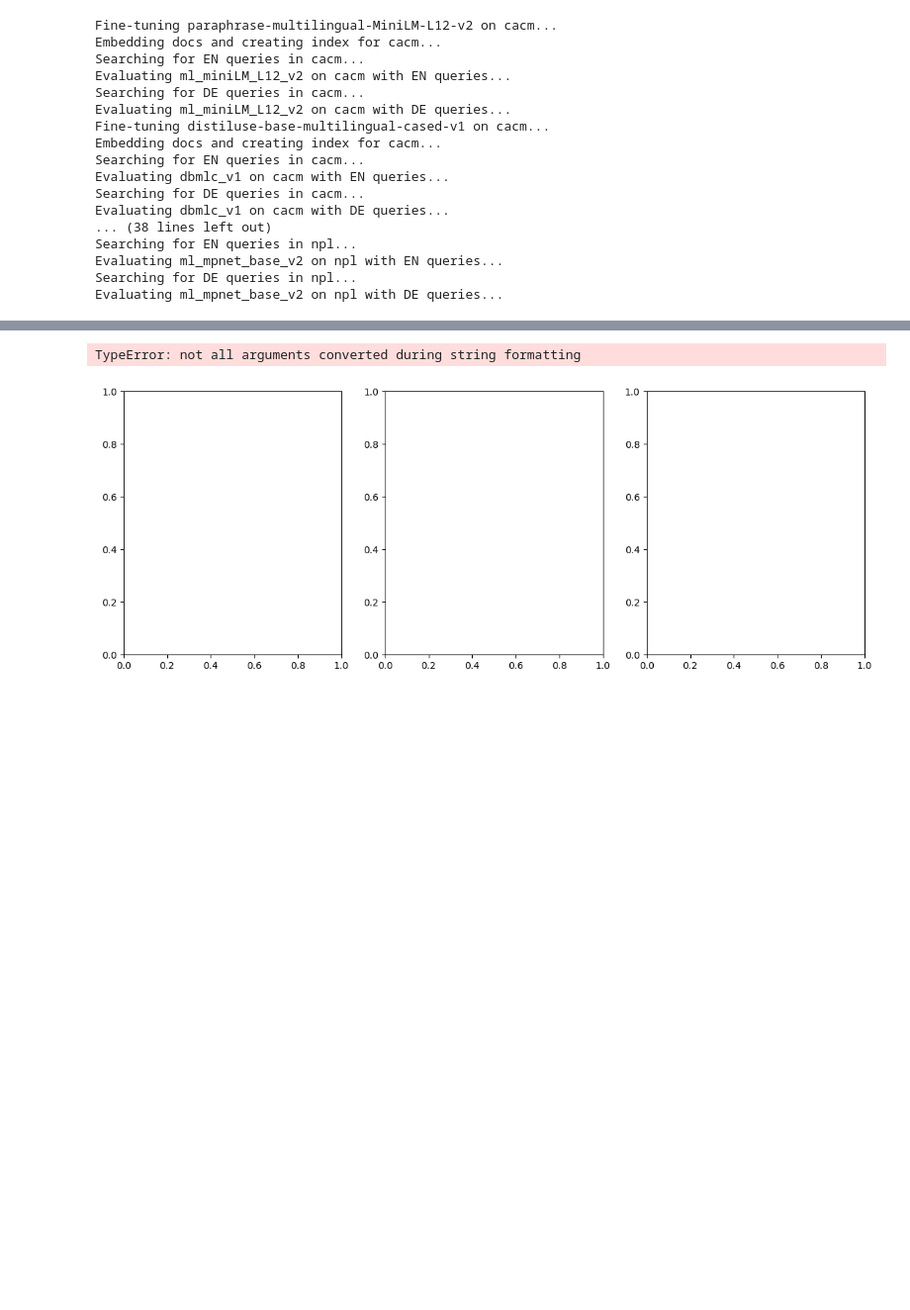
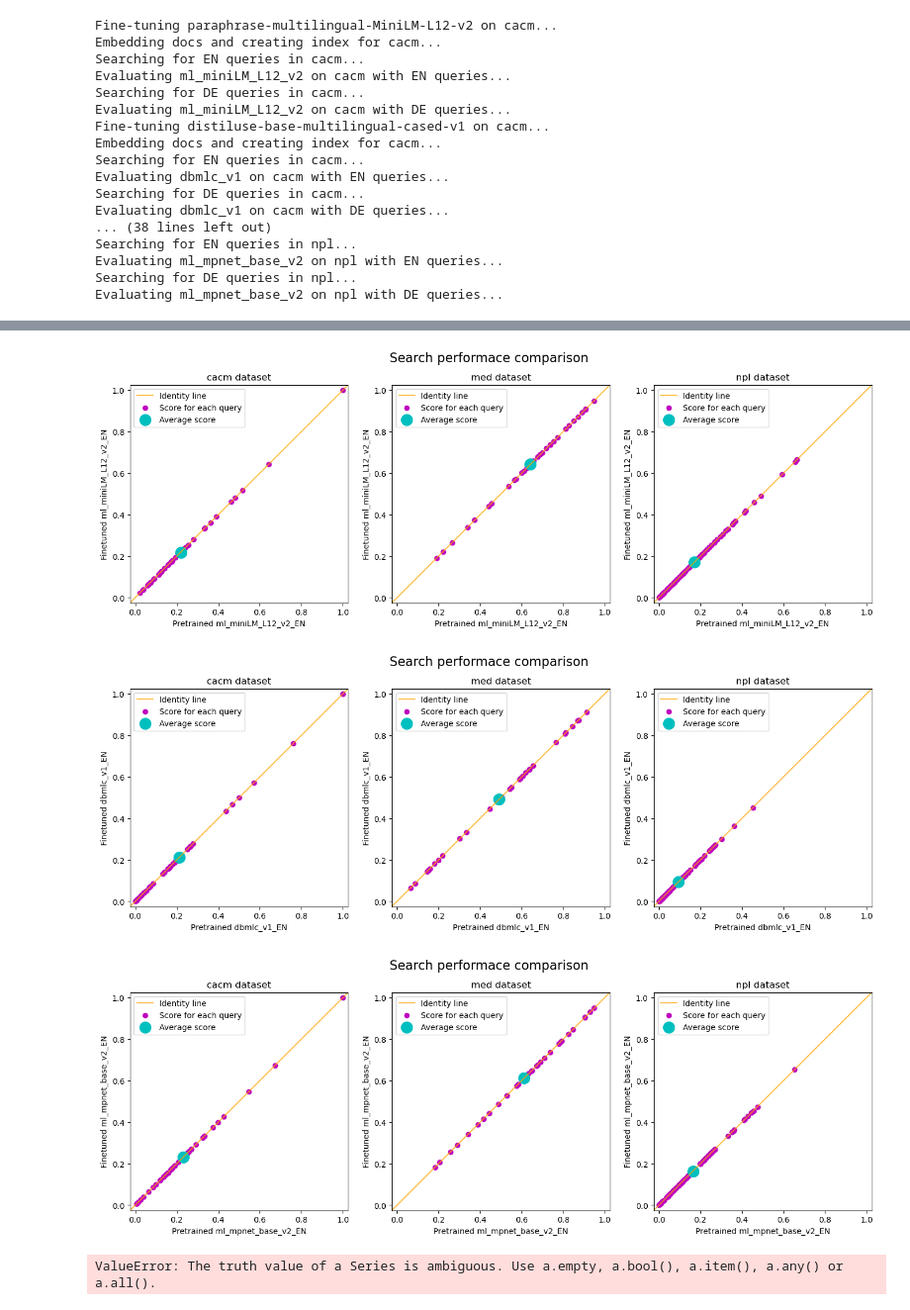
Before and after one commit to massimilianoviola/advanced-information-retrieval, a Jupyter notebook: tasks_presentation.ipynb, the cells around one changed output, grey strips where cells are left out. Shown at 99% size. Drawn from its saved outputs; the diff is of its cells as text; code cells hidden in the pictures; blank space fills up the shorter version.

```diff
--- a/tasks_presentation.ipynb
+++ b/tasks_presentation.ipynb
@@ -267,21 +267,22 @@ TypeError: not all arguments converted during string formatting
 # %%
 # compare performance of pre-trained models vs fine-tuned models
-for dataset in DATASETS:
-    for model_shortcut in MODEL_SHORTCUTS:
-        compare_results_scatter_plot([f"./task_04/results/finetuned/map_{model_shortcut}_{dataset}_DE.txt", f"./task_04/results/finetuned/map_{model_shortcut}_{dataset}_EN.txt"],
-                                            [f"{model_shortcut}_{dataset}_DE", f"{model_shortcut}_{dataset}_EN"])
+for model_shortcut in MODEL_SHORTCUTS:
+    compare_results_scatter_plot([f"./task_04/results/pretrained/map_{model_shortcut}_%s_EN.txt", f"./task_04/results/pretrained/map_{model_shortcut}_%s_EN.txt"],
+                                [f"Pretrained {model_shortcut}_EN", f"Finetuned {model_shortcut}_EN"], "presentation/figures/PRE_vs_FIN")
 
 for model_shortcut in MODEL_SHORTCUTS:
     plot_bar_chart([
         f"./task_04/results/pretrained/map_{model_shortcut}_cacm_EN.txt",
         f"./task_04/results/pretrained/map_{model_shortcut}_med_EN.txt",
         f"./task_04/results/pretrained/map_{model_shortcut}_npl_EN.txt"
     ], [
         f"./task_04/results/finetuned/map_{model_shortcut}_cacm_EN.txt",
         f"./task_04/results/finetuned/map_{model_shortcut}_med_EN.txt",
         f"./task_04/results/finetuned/map_{model_shortcut}_npl_EN.txt"
     ], ["cacm", "med", "npl"], "Pre-trained vs fine-tuned models", "trained vs fine-tuned models",
                    "Mean Average Precision")
 # %% [output]
+[figure, new version]
+[figure, added]
+[figure, added]
-TypeError: not all arguments converted during string formatting
+ValueError: The truth value of a Series is ambiguous. Use a.empty, a.bool(), a.item(), a.any() or a.all().
-[figure, old version]
```
Also changed, not shown: parts of 2 cells of this notebook, 2 other files.
